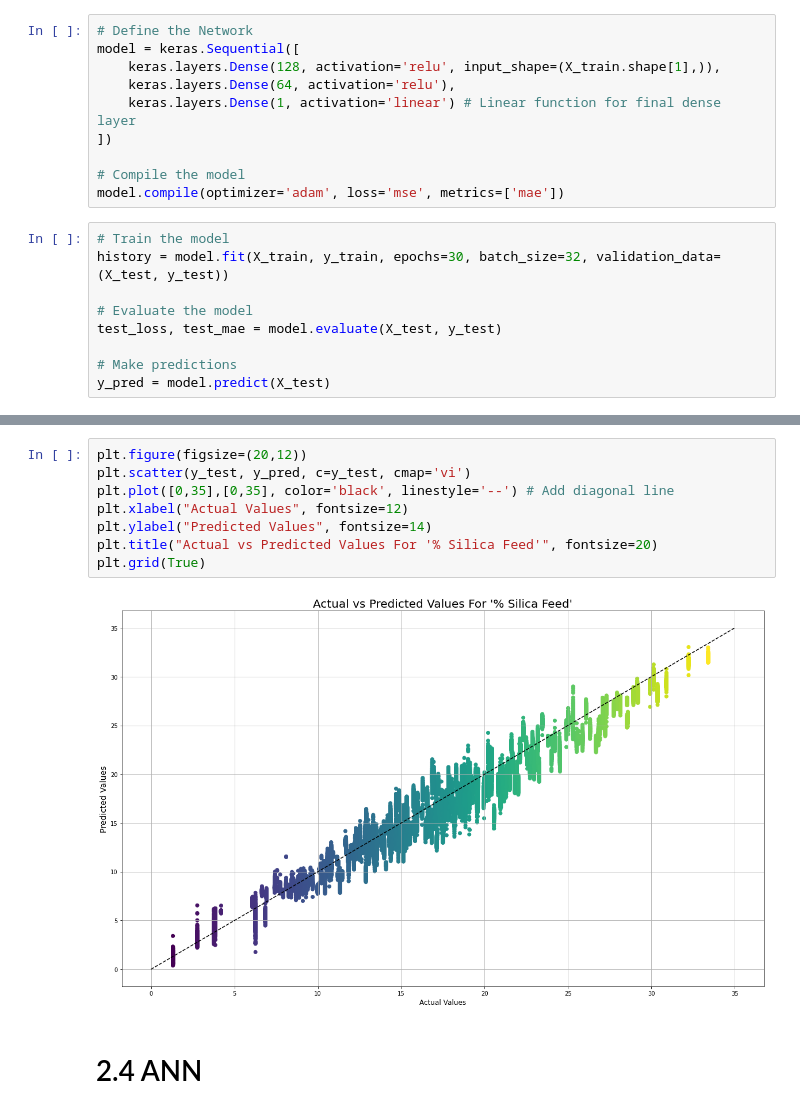
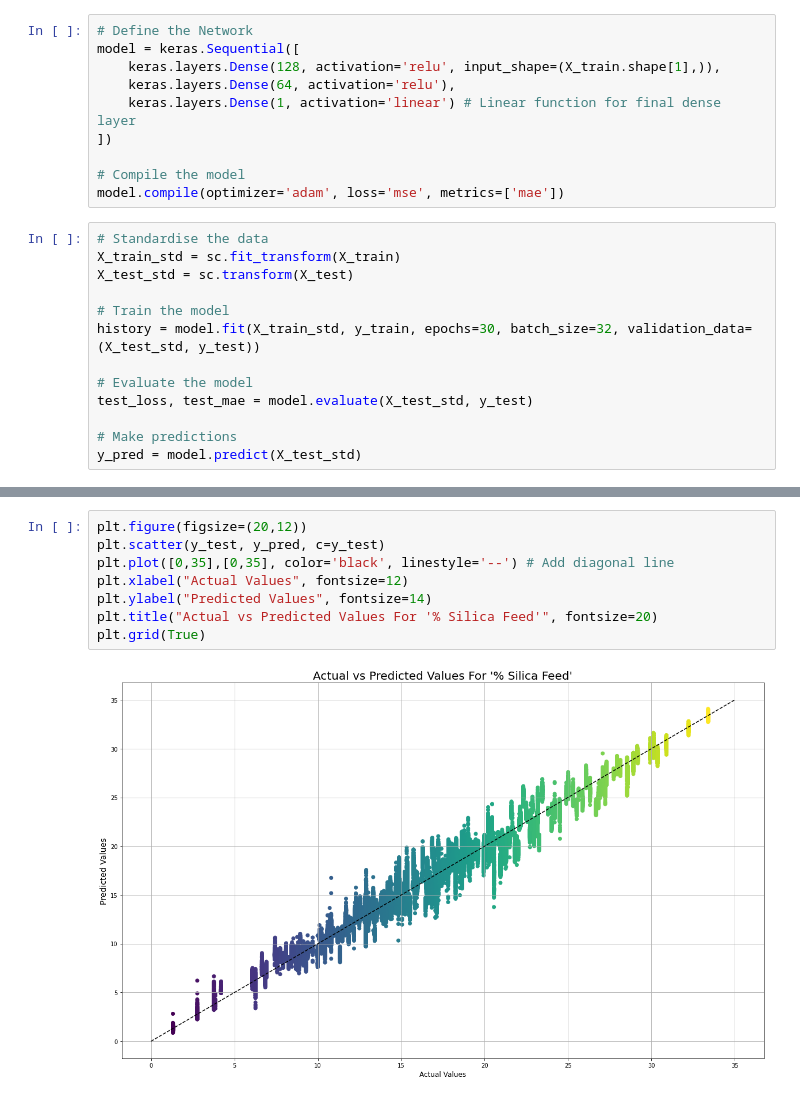
Before and after one commit to oliver-southon/Mining-Purity, a Jupyter notebook: modelling/quality_prediction.ipynb, the cells around one changed output, grey strips where cells are left out. Cells and saved outputs as stored; diff of their text form.

```diff
--- a/modelling/quality_prediction.ipynb
+++ b/modelling/quality_prediction.ipynb
@@ -293,13 +309,17 @@ model = keras.Sequential([
 # Compile the model
 model.compile(optimizer='adam', loss='mse', metrics=['mae'])
 # %%
+# Standardise the data
+X_train_std = sc.fit_transform(X_train)
+X_test_std = sc.transform(X_test)
+
 # Train the model
-history = model.fit(X_train, y_train, epochs=30, batch_size=32, validation_data=(X_test, y_test))
+history = model.fit(X_train_std, y_train, epochs=30, batch_size=32, validation_data=(X_test_std, y_test))
 
 # Evaluate the model
-test_loss, test_mae = model.evaluate(X_test, y_test)
+test_loss, test_mae = model.evaluate(X_test_std, y_test)
 
 # Make predictions
-y_pred = model.predict(X_test)
+y_pred = model.predict(X_test_std)
 # %% [output]
 Epoch 1/30
@@ -330,12 +350,10 @@ Test Mean Absolute Error: 0.8057048916816711
 # %%
 plt.figure(figsize=(20,12))
-plt.scatter(y_test, y_pred, c=y_test, cmap='vi')
+plt.scatter(y_test, y_pred, c=y_test)
 plt.plot([0,35],[0,35], color='black', linestyle='--') # Add diagonal line
 plt.xlabel("Actual Values", fontsize=12)
 plt.ylabel("Predicted Values", fontsize=14)
 plt.title("Actual vs Predicted Values For '% Silica Feed'", fontsize=20)
 plt.grid(True)
 # %% [output]
-[figure, old version]
+[figure, new version]
-# %% [markdown]
-# 2.4 ANN
```
Also changed, not shown: parts of 7 cells of this notebook, 14 other files.
